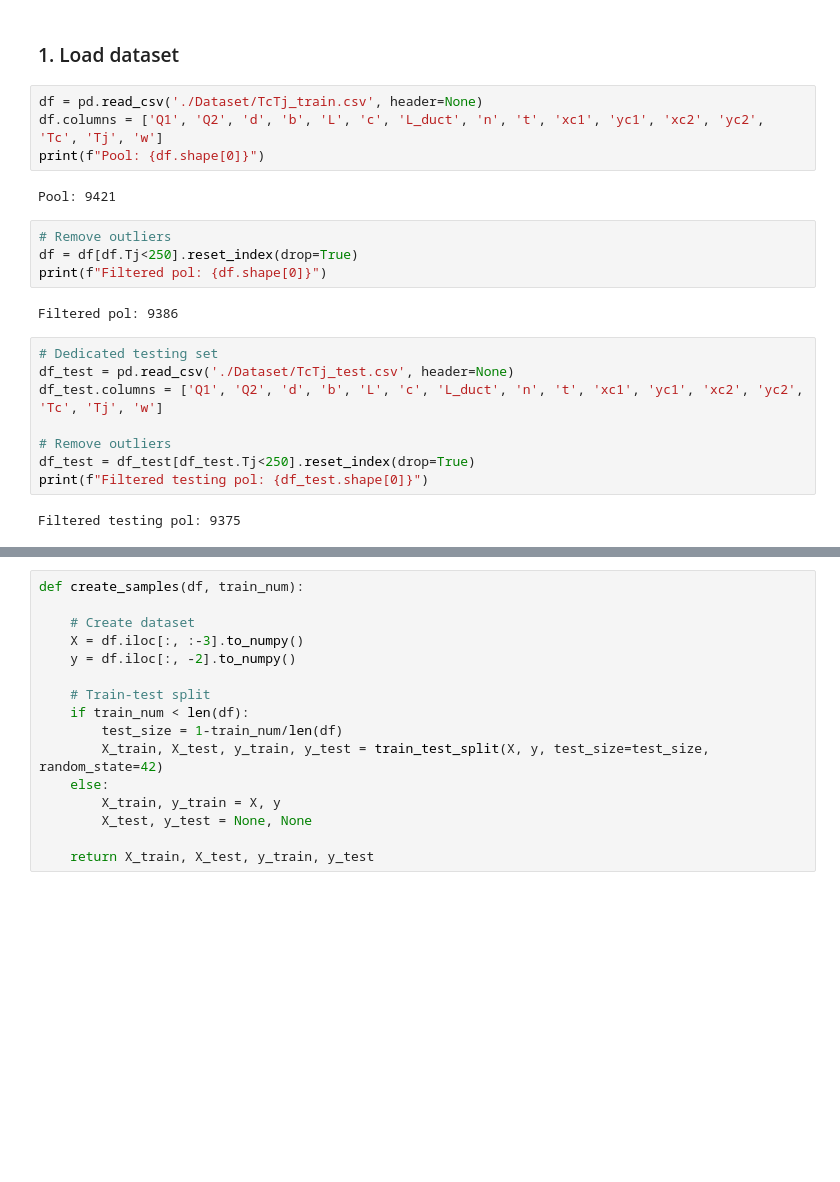
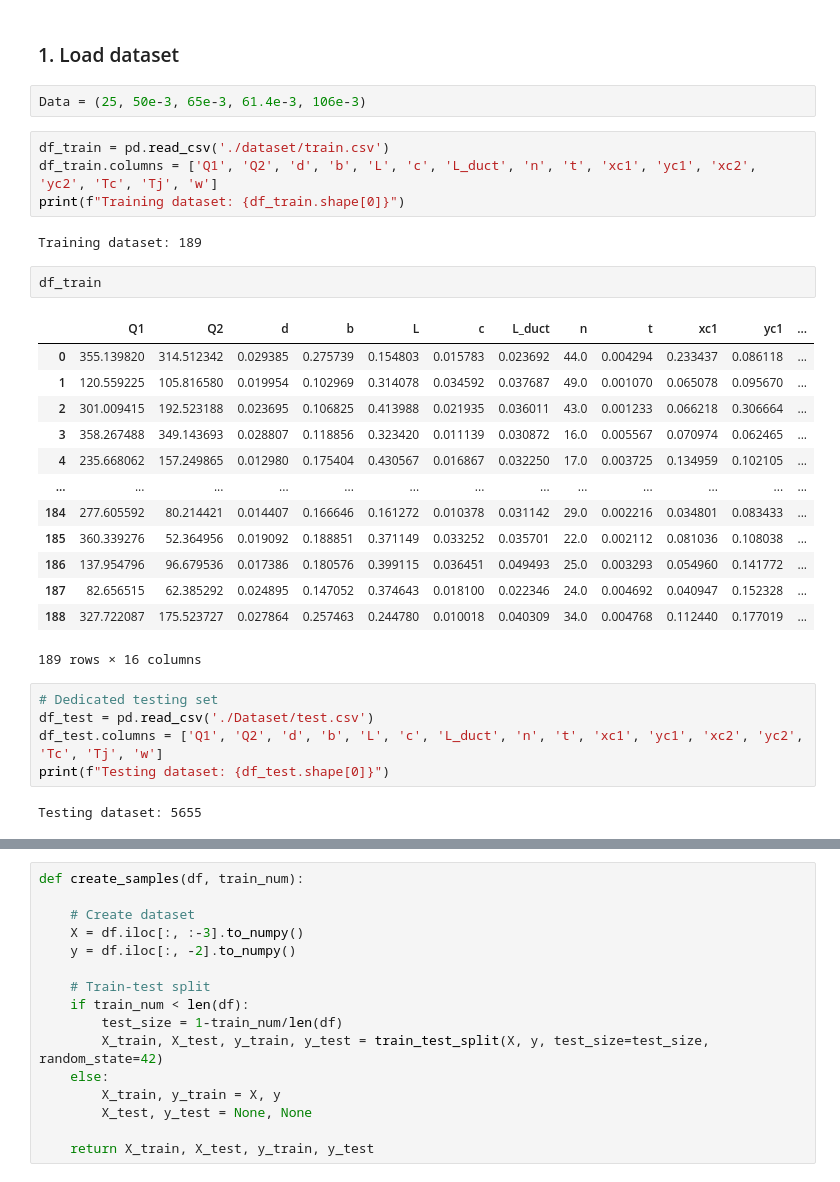
Before and after one commit to ShuaiGuo16/PE_optimization, a Jupyter notebook: surrogate_model_GPflow_active_learning.ipynb, the cells around one changed output, grey strips where cells are left out. Saved outputs shown, nothing was run; the diff lists cells and outputs as text; blank space fills up the shorter version.

```diff
--- a/surrogate_model_GPflow_active_learning.ipynb
+++ b/surrogate_model_GPflow_active_learning.ipynb
@@ -31,24 +33,33 @@ WARNING:tensorflow:From C:\Users\CHSHGUO\Anaconda3\envs\SciML\lib\site-packages\
 # %% [markdown]
 ### 1. Load dataset
+# %%
+Data = (25, 50e-3, 65e-3, 61.4e-3, 106e-3)
 # %%
-df = pd.read_csv('./Dataset/TcTj_train.csv', header=None)
-df.columns = ['Q1', 'Q2', 'd', 'b', 'L', 'c', 'L_duct', 'n', 't', 'xc1', 'yc1', 'xc2', 'yc2', 'Tc', 'Tj', 'w']
-print(f"Pool: {df.shape[0]}")
+df_train = pd.read_csv('./dataset/train.csv')
+df_train.columns = ['Q1', 'Q2', 'd', 'b', 'L', 'c', 'L_duct', 'n', 't', 'xc1', 'yc1', 'xc2', 'yc2', 'Tc', 'Tj', 'w']
+print(f"Training dataset: {df_train.shape[0]}")
 # %% [output]
-Pool: 9421
+Training dataset: 189
-# %%
-# Remove outliers
-df = df[df.Tj<250].reset_index(drop=True)
-print(f"Filtered pol: {df.shape[0]}")
-# %% [output]
-Filtered pol: 9386
+# %%
+df_train
+# %% [output]
+|  | Q1 | Q2 | d | b | L | c | L_duct | n | t | xc1 | yc1 | ... |
+| 0 | 355.139820 | 314.512342 | 0.029385 | 0.275739 | 0.154803 | 0.015783 | 0.023692 | 44.0 | 0.004294 | 0.233437 | 0.086118 | ... |
+| 1 | 120.559225 | 105.816580 | 0.019954 | 0.102969 | 0.314078 | 0.034592 | 0.037687 | 49.0 | 0.001070 | 0.065078 | 0.095670 | ... |
+| 2 | 301.009415 | 192.523188 | 0.023695 | 0.106825 | 0.413988 | 0.021935 | 0.036011 | 43.0 | 0.001233 | 0.066218 | 0.306664 | ... |
+| 3 | 358.267488 | 349.143693 | 0.028807 | 0.118856 | 0.323420 | 0.011139 | 0.030872 | 16.0 | 0.005567 | 0.070974 | 0.062465 | ... |
+| 4 | 235.668062 | 157.249865 | 0.012980 | 0.175404 | 0.430567 | 0.016867 | 0.032250 | 17.0 | 0.003725 | 0.134959 | 0.102105 | ... |
+| ... | ... | ... | ... | ... | ... | ... | ... | ... | ... | ... | ... | ... |
+| 184 | 277.605592 | 80.214421 | 0.014407 | 0.166646 | 0.161272 | 0.010378 | 0.031142 | 29.0 | 0.002216 | 0.034801 | 0.083433 | ... |
+| 185 | 360.339276 | 52.364956 | 0.019092 | 0.188851 | 0.371149 | 0.033252 | 0.035701 | 22.0 | 0.002112 | 0.081036 | 0.108038 | ... |
+| 186 | 137.954796 | 96.679536 | 0.017386 | 0.180576 | 0.399115 | 0.036451 | 0.049493 | 25.0 | 0.003293 | 0.054960 | 0.141772 | ... |
+| 187 | 82.656515 | 62.385292 | 0.024895 | 0.147052 | 0.374643 | 0.018100 | 0.022346 | 24.0 | 0.004692 | 0.040947 | 0.152328 | ... |
+| 188 | 327.722087 | 175.523727 | 0.027864 | 0.257463 | 0.244780 | 0.010018 | 0.040309 | 34.0 | 0.004768 | 0.112440 | 0.177019 | ... |
+189 rows × 16 columns
 # %%
 # Dedicated testing set
-df_test = pd.read_csv('./Dataset/TcTj_test.csv', header=None)
+df_test = pd.read_csv('./Dataset/test.csv')
 df_test.columns = ['Q1', 'Q2', 'd', 'b', 'L', 'c', 'L_duct', 'n', 't', 'xc1', 'yc1', 'xc2', 'yc2', 'Tc', 'Tj', 'w']
-
-# Remove outliers
-df_test = df_test[df_test.Tj<250].reset_index(drop=True)
-print(f"Filtered testing pol: {df_test.shape[0]}")
+print(f"Testing dataset: {df_test.shape[0]}")
 # %% [output]
-Filtered testing pol: 9375
+Testing dataset: 5655
```
Also changed, not shown: parts of 10 cells of this notebook, 18 other files.
